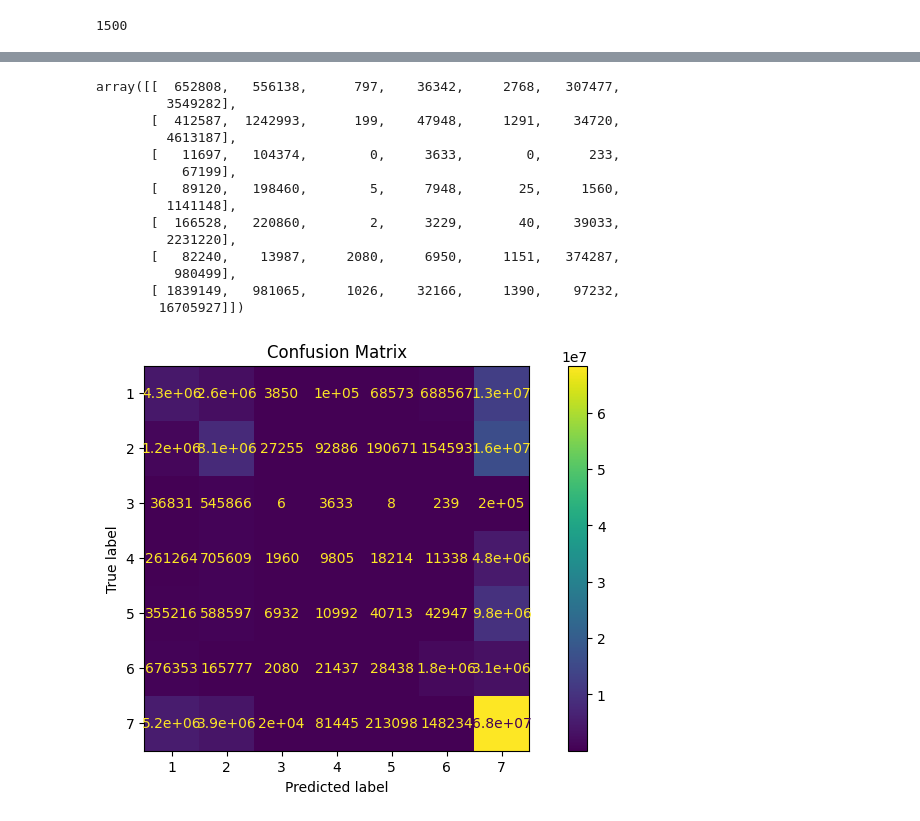
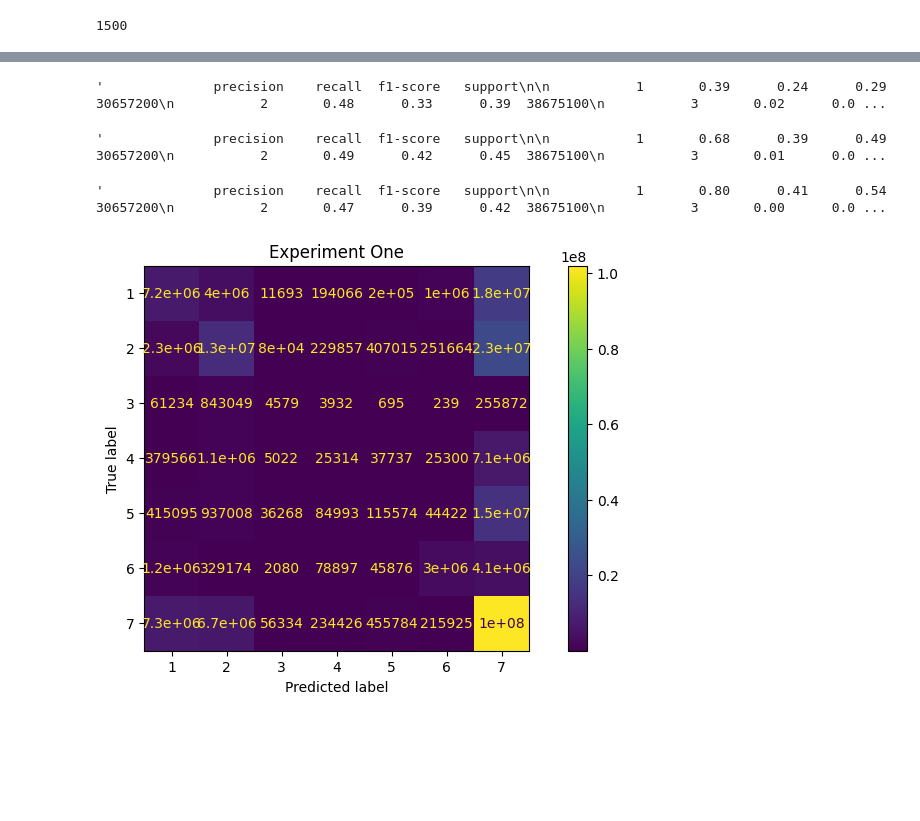
Before and after one commit to MadmanMarble/MadmanMarble, a Jupyter notebook: Untitled48.ipynb, the cells around one changed output, grey strips where cells are left out. Saved outputs shown, nothing was run; the diff lists cells and outputs as text; code cells hidden in the pictures; blank space fills up the shorter version.

Commit message:
metrics and classification reports for all three experiments.

```diff
--- a/Untitled48.ipynb
+++ b/Untitled48.ipynb
@@ -215,3 +224,5 @@ def process_rasters(df):
         }
         results.append(pd.DataFrame(data))
     return pd.concat(results)
+# %%
+conf_id_dt_01_ordered = process_rasters(id_dt_01_ordered)
@@ -285,8 +321,10 @@ def calculate_class_accuracies(y_true, y_pred):
 
     return class_accuracies
 # %%
+# experiment One
+
 # Calculate class accuracies
-class_accuracies_01 = calculate_class_accuracies(confusion_id_dt_01_ordered_sub['label'], confusion_id_dt_01_ordered_sub['prediction'])
+class_accuracies_01 = calculate_class_accuracies(conf_id_dt_01_ordered['label'], conf_id_dt_01_ordered['prediction'])
 
 # Map class indices to the actual class names if necessary (e.g., 1, 2, 3, ...)
 class_indices_01 = [i+1 for i in range(len(class_accuracies_01))]  # Adjust based on your class labels
@@ -312,28 +361,23 @@ from sklearn.svm import SVC
-# %%
-conf_matrix_01
-# %% [output]
-array([[  652808,   556138,      797,    36342,     2768,   307477,
-         3549282],
-       [  412587,  1242993,      199,    47948,     1291,    34720,
-         4613187],
-       [   11697,   104374,        0,     3633,        0,      233,
-           67199],
-       [   89120,   198460,        5,     7948,       25,     1560,
-         1141148],
-       [  166528,   220860,        2,     3229,       40,    39033,
-         2231220],
-       [   82240,    13987,     2080,     6950,     1151,   374287,
-          980499],
-       [ 1839149,   981065,     1026,    32166,     1390,    97232,
-        16705927]])
+# %%
+classification_report(conf_id_dt_01_ordered['label'], conf_id_dt_01_ordered['prediction'])
+# %% [output]
+'              precision    recall  f1-score   support\n\n           1       0.39      0.24      0.29  30657200\n           2       0.48      0.33      0.39  38675100\n           3       0.02      0.0 ...
+# %%
+classification_report(conf_id_dt_02_ordered['label'], conf_id_dt_02_ordered['prediction'])
+# %% [output]
+'              precision    recall  f1-score   support\n\n           1       0.68      0.39      0.49  30657200\n           2       0.49      0.42      0.45  38675100\n           3       0.01      0.0 ...
+# %%
+classification_report(conf_id_dt_03_ordered['label'], conf_id_dt_03_ordered['prediction'])
+# %% [output]
+'              precision    recall  f1-score   support\n\n           1       0.80      0.41      0.54  30657200\n           2       0.47      0.39      0.42  38675100\n           3       0.00      0.0 ...
 # %%
 fig, ax = plt.subplots(figsize=(10, 5))
-ConfusionMatrixDisplay.from_predictions(confusion_id_dt_01_ordered_sub['label'], confusion_id_dt_01_ordered_sub['prediction'], ax=ax)
+ConfusionMatrixDisplay.from_predictions(conf_id_dt_01_ordered['label'], conf_id_dt_01_ordered['prediction'], ax=ax)
 ax.xaxis.set_ticklabels(class_indices_01)
 ax.yaxis.set_ticklabels(class_indices_01)
-_ = ax.set_title("Confusion Matrix")
+_ = ax.set_title("Experiment One")
 # %% [output]
-[figure, old version]
+[figure, new version]
 # %%
 # Class Accuracies dictionary from your output
 # class_accuracy_dict = {1: 0.46514195686494525, 2: 0.14854260234621242, 3: 0.0, 4: 0.04551128620346087, 5: 0.00012262190149782653, 6: 0.28789209535759097, 7: 0.34833182029366944}
```
Also changed, not shown: parts of 25 cells of this notebook.
